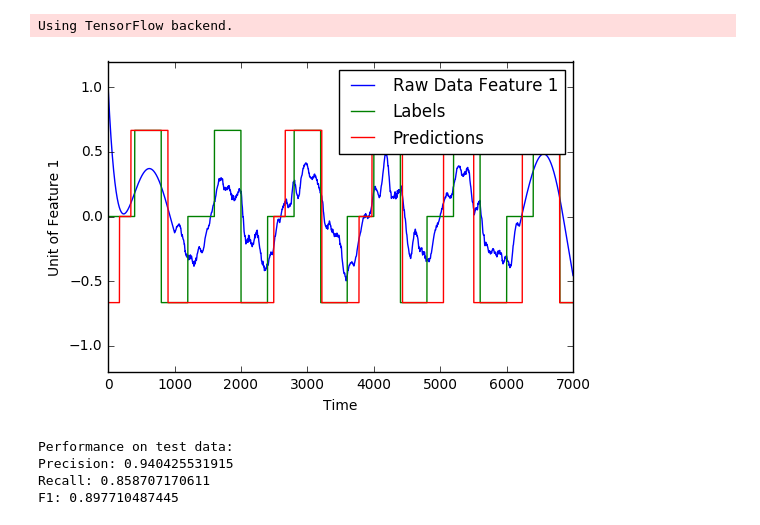
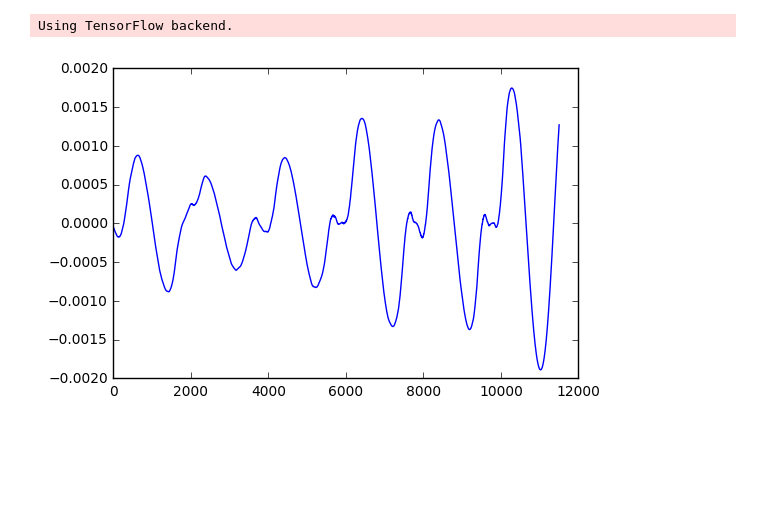
Before and after one commit to levinwil/AirStar, a Jupyter notebook: Jupyter_MDs/Predictions.ipynb, the cells around one changed output. Drawn from its saved outputs; the diff is of its cells as text; code cells hidden in the pictures; blank space fills up the shorter version.

Commit message:
changed window size for prepare_date and made changes accordingly. Be careful changing.

```diff
--- a/Jupyter_MDs/Predictions.ipynb
+++ b/Jupyter_MDs/Predictions.ipynb
@@ -12,11 +13,9 @@ mlp.set_model("/Users/williamlevine/Documents/BCI/AirStar/LearningModel/saved_mo
 # %%
-test_data = pickle.load(open("/Users/williamlevine/Downloads/2-Seconds-Will-Trial-1.MultFeat"))
+test_data = pickle.load(open("/Users/williamlevine/Downloads/concat_train.MultFeat"))
 test_labels = test_data[1]
 test_x = np.array([test_data[0]])
-mlp.evaluate(test_x[0], test_labels, min_size = 170, display_feat = 1)
+plt.plot(test_x[0][34000:, 1])
+plt.show()
+#mlp.evaluate(test_x[0], test_labels, min_size = 170, display_feat = 1)
 # %% [output]
-[figure, old version]
+[figure, new version]
-Performance on test data:
-Precision: 0.940425531915
-Recall: 0.858707170611
-F1: 0.897710487445
```
Also changed, not shown: parts of 3 cells of this notebook, 7 other files.
